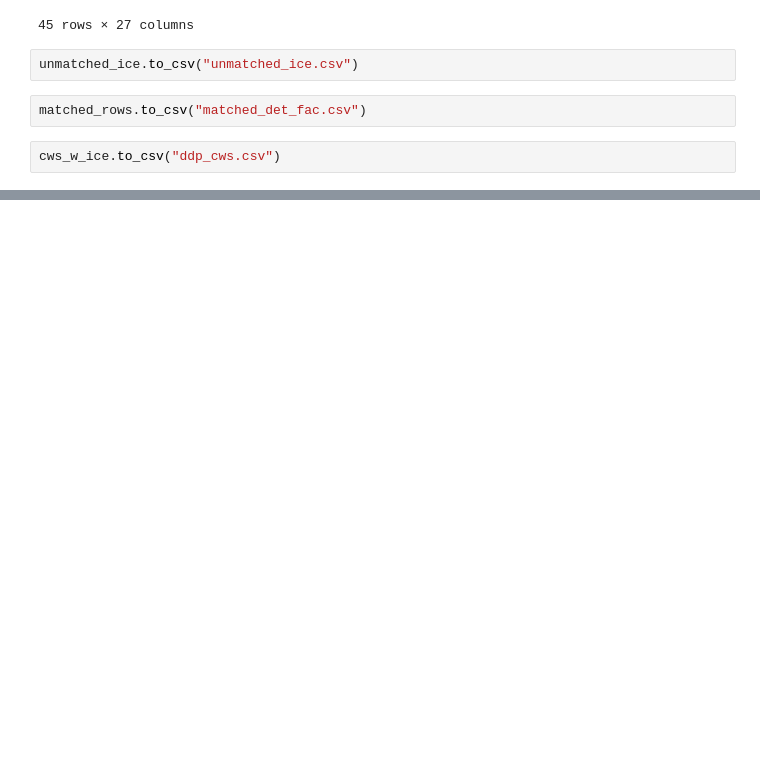
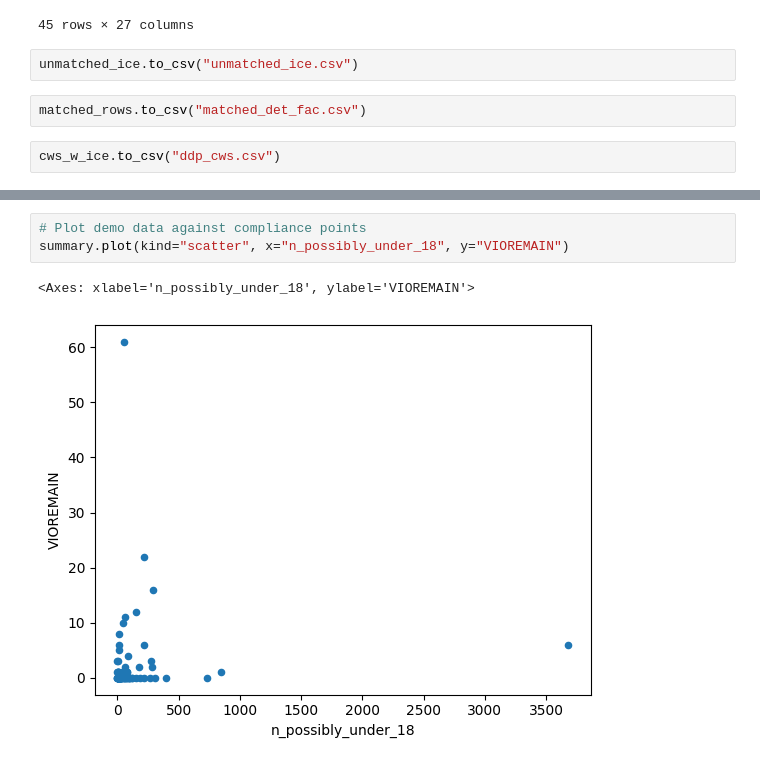
Before and after one commit to edgi-govdata-archiving/EEW-ICE, a Jupyter notebook: DWATER_ICE_Filtered.ipynb, the cells around one changed output, grey strips where cells are left out. Cells and saved outputs as stored; diff of their text form; blank space fills up the shorter version.

```diff
--- a/DWATER_ICE_Filtered.ipynb
+++ b/DWATER_ICE_Filtered.ipynb
@@ -506,0 +549,6 @@ cws_w_ice.to_csv("ddp_cws.csv")
+# %%
+# Plot demo data against compliance points
+summary.plot(kind="scatter", x="n_possibly_under_18", y="VIOREMAIN")
+# %% [output]
+<Axes: xlabel='n_possibly_under_18', ylabel='VIOREMAIN'>
+[figure, added]
```
Also changed, not shown: parts of 19 cells of this notebook.
